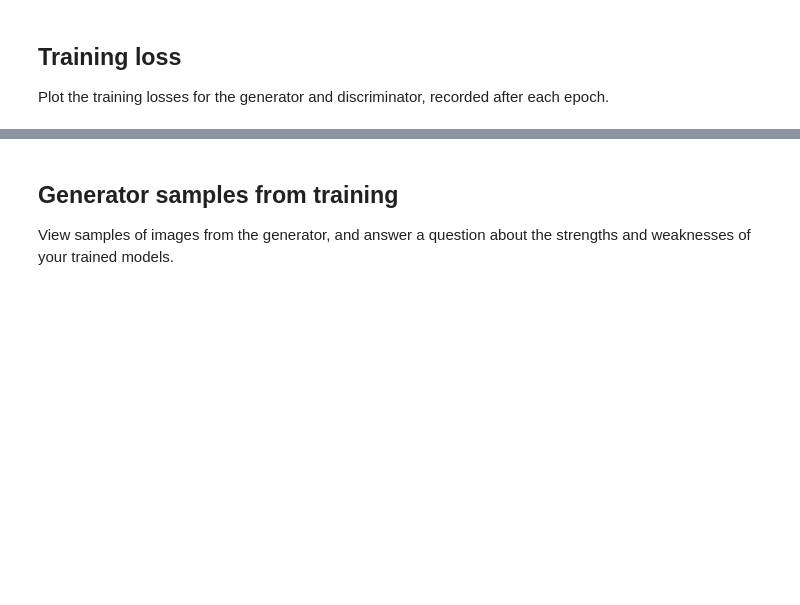
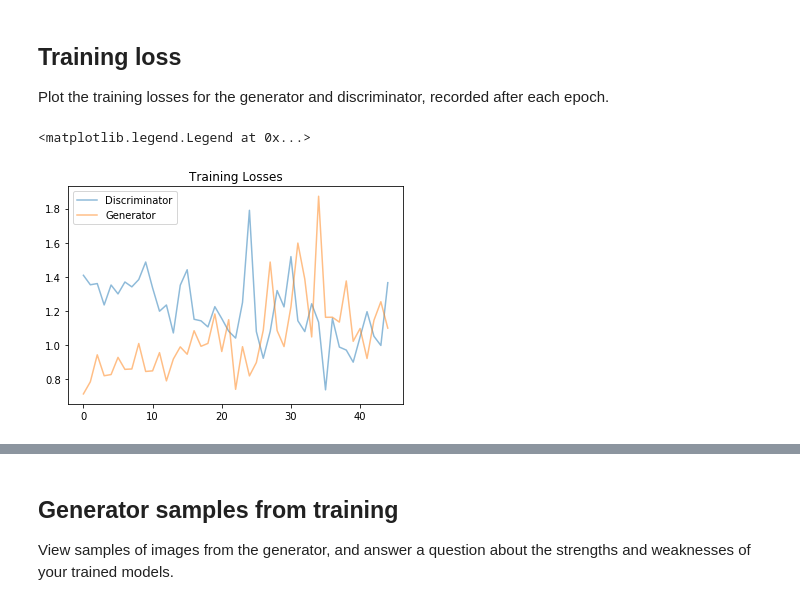
Before and after one commit to siddish-reddy/Deep-Learning-with-PyTorch, a Jupyter notebook: dlnd_face_generation.ipynb, the cells around one changed output, grey strips where cells are left out. Saved outputs shown, nothing was run; the diff lists cells and outputs as text; code cells hidden in the pictures; blank space fills up the shorter version.

```diff
--- a/dlnd_face_generation.ipynb
+++ b/dlnd_face_generation.ipynb
@@ -367,9 +397,9 @@ def build_network(d_conv_dim, g_conv_dim, z_size):
 #### Exercise: Define model hyperparameters
 # %%
 # Define model hyperparams
-d_conv_dim = 64
-g_conv_dim = 64
-z_size = 256
+d_conv_dim = 32
+g_conv_dim = 128
+z_size = 64
 
 """
 DON'T MODIFY ANYTHING IN THIS CELL THAT IS BELOW THIS LINE
@@ -487,7 +517,7 @@ You've been given some code to print out some loss statistics and save some gene
 
 Keep in mind that, if you've moved your models to GPU, you'll also have to move any model inputs to GPU.
 # %%
-def train(D, G, n_epochs, print_every=50):
+def train(D, G, n_epochs, print_every=500):
     '''Trains adversarial networks for some number of epochs
        param, D: the discriminator network
        param, G: the generator network
@@ -506,7 +536,7 @@ def train(D, G, n_epochs, print_every=50):
 
     # Get some fixed data for sampling. These are images that are held
     # constant throughout training, and allow us to inspect the model's performance
-    sample_size=16
+    sample_size=32
     fixed_z = np.random.uniform(-1, 1, size=(sample_size, z_size))
     fixed_z = torch.from_numpy(fixed_z).float()
     # move z to GPU if available
@@ -588,16 +618,16 @@ def train(D, G, n_epochs, print_every=50):
         pkl.dump(samples, f)
 
     # finally return losses
-    return losses
+    return losses, D, G
 # %% [markdown]
 Set your number of training epochs and train your GAN!
 # %%
 # set number of epochs
-n_epochs = 50
+n_epochs = 15
 
 
 """
 DON'T MODIFY ANYTHING IN THIS CELL
 """
 # call training function
-losses = train(D, G, n_epochs=n_epochs)
+losses, D, G = train(D, G, n_epochs=n_epochs)
@@ -603,0 +652,3 @@ losses = train(D, G, n_epochs=n_epochs)
+# %%
+print('15 more epochs')
+losses, D, G = train(D, G, n_epochs=n_epochs)
@@ -605,6 +674,16 @@ losses = train(D, G, n_epochs=n_epochs)
 ## Training loss
 
 Plot the training losses for the generator and discriminator, recorded after each epoch.
+# %%
+fig, ax = plt.subplots()
+losses = np.array(losses)
+plt.plot(losses.T[0], label='Discriminator', alpha=0.5)
+plt.plot(losses.T[1], label='Generator', alpha=0.5)
+plt.title("Training Losses")
+plt.legend()
+# %% [output]
+<matplotlib.legend.Legend at 0x...>
+[figure, added]
 # %%
 fig, ax = plt.subplots()
 losses = np.array(losses)
```
Also changed, not shown: parts of 17 cells of this notebook.
